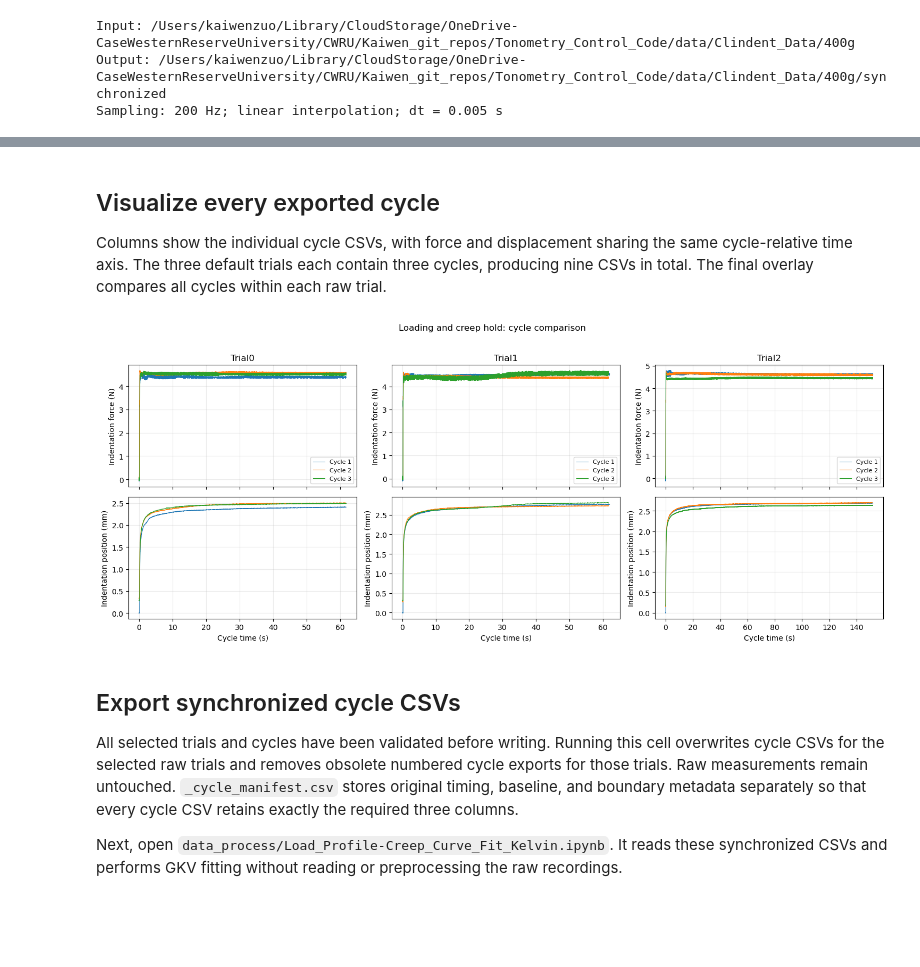
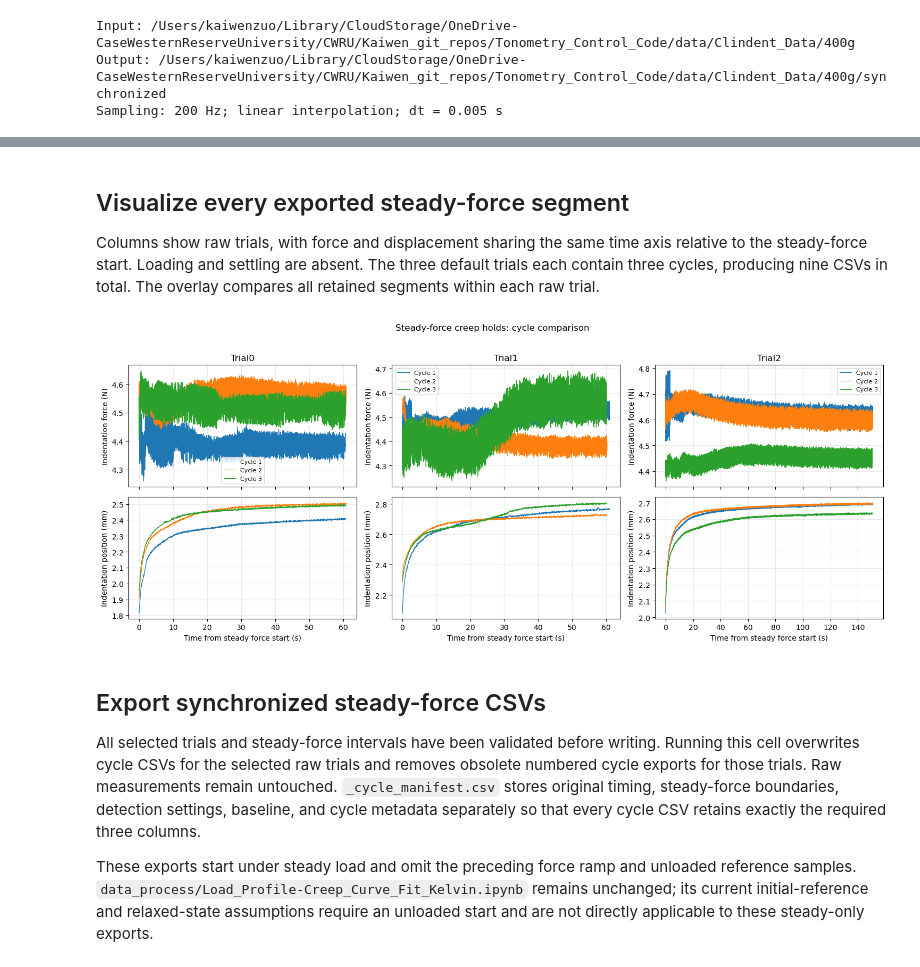
Before and after one commit to Cuberkk/Tonometry_Control_Code, a Jupyter notebook: data_process/utils/Clindent_data_preprocess.ipynb, the cells around one changed output, grey strips where cells are left out. Drawn from its saved outputs; the diff is of its cells as text; code cells hidden in the pictures; blank space fills up the shorter version.

```diff
--- a/data_process/utils/Clindent_data_preprocess.ipynb
+++ b/data_process/utils/Clindent_data_preprocess.ipynb
@@ -26,7 +26,8 @@ def find_project_root(start):
 PROJECT_ROOT = find_project_root(Path.cwd().resolve())
 sys.path.insert(0, str(PROJECT_ROOT / 'data_process' / 'utils'))
 from creep_force_preprocessing import (
-    OUTPUT_COLUMNS, load_trial, detect_indentation_cycles, extract_indentation_cycles,
+    OUTPUT_COLUMNS, load_trial, detect_indentation_cycles, segment_force_steady_state,
+    extract_indentation_cycles,
 )
 
 INPUT_DIR = PROJECT_ROOT / 'data' / 'Clindent_Data' / '400g'
@@ -49,6 +50,11 @@ FORCE_SEGMENTATION_SETTINGS = dict(
 )
 FORCE_RELEASE_GUARD_S = 0.3  # Conservative trimming for force-only boundary estimates.
 FORCE_PRE_INDENT_S = 0.2  # Preserve the initial ramp in the force-only fallback.
+FORCE_STEADY_STATE_SETTINGS = dict(
+    stability_window_s=0.5, stable_confirm_s=0.5, plateau_tail_s=5.0,
+    level_tolerance_fraction=0.05, stable_std_fraction=0.03,
+    stable_slope_fraction=0.05, release_guard_s=0.25, min_force_n=0.2,
+)
 SAVE_FIGURES = False
 plt.rcParams.update({'axes.grid': True, 'grid.alpha': 0.25})
 
@@ -173,15 +204,20 @@ for result in processed:
     for event in cycles.itertuples():
         color = plt.get_cmap('tab10')((event.cycle - 1) % 10)
         for axis in axes:
-            axis.axvspan(event.onset_s, event.release_s, color=color, alpha=0.12)
+            axis.axvspan(event.onset_s, event.steady_start_s, color='0.5', alpha=0.12)
+            axis.axvspan(event.steady_start_s, event.steady_end_s, color=color, alpha=0.15)
+            axis.axvline(event.steady_start_s, color=color, ls=':', lw=1)
             axis.axvline(event.release_s, color=color, ls='--', lw=1)
-        axes[0].text((event.onset_s + event.release_s) / 2, 0.96, f'Cycle {event.cycle}',
-                     transform=axes[0].get_xaxis_transform(), ha='center', va='top')
-    axes[0].set(title=f"{result['name']}: retained indentation intervals", ylabel='Indentation force (N)')
+        axes[0].text((event.steady_start_s + event.steady_end_s) / 2, 0.96,
+                     f'Cycle {event.cycle}', transform=axes[0].get_xaxis_transform(),
+                     ha='center', va='top')
+    axes[0].set(title=f"{result['name']}: retained steady-force intervals",
+                 ylabel='Indentation force (N)')
     axes[1].set(xlabel='Shared host time (s)', ylabel='Indentation position (mm)')
     for axis in axes:
         axis.legend(loc='best', fontsize=8)
     fig.tight_layout()
     save_figure(fig, f"{result['name']}_synchronization.png")
     plt.show()
+    plt.close(fig)
 # %% [output]
@@ -191,30 +227,31 @@ for result in processed:
 # %% [markdown]
-## Visualize every exported cycle
+## Visualize every exported steady-force segment
 
-Columns show the individual cycle CSVs, with force and displacement sharing the same cycle-relative time axis. The three default trials each contain three cycles, producing nine CSVs in total. The final overlay compares all cycles within each raw trial.
+Columns show raw trials, with force and displacement sharing the same time axis relative to the steady-force start. Loading and settling are absent. The three default trials each contain three cycles, producing nine CSVs in total. The overlay compares all retained segments within each raw trial.
 # %%
 fig, axes = plt.subplots(2, len(processed), figsize=(5 * len(processed), 6),
                          sharex='col', squeeze=False)
 for column, result in enumerate(processed):
     for cycle_number, frame in result['extracted']:
         time = frame[OUTPUT_COLUMNS[0]]
         line, = axes[0, column].plot(time, frame[OUTPUT_COLUMNS[2]], lw=0.8, label=f'Cycle {cycle_number}')
         axes[1, column].plot(time, frame[OUTPUT_COLUMNS[1]], lw=0.9, color=line.get_color())
     axes[0, column].set(title=result['name'], ylabel='Indentation force (N)')
-    axes[1, column].set(xlabel='Cycle time (s)', ylabel='Indentation position (mm)')
+    axes[1, column].set(xlabel='Time from steady force start (s)', ylabel='Indentation position (mm)')
     axes[0, column].legend(fontsize=8)
-fig.suptitle('Loading and creep hold: cycle comparison', y=1.02)
+fig.suptitle('Steady-force creep holds: cycle comparison', y=1.02)
 fig.tight_layout()
-# save_figure(fig, 'all_cycle_overlays.png')
+save_figure(fig, 'all_cycle_overlays.png')
 plt.show()
+plt.close(fig)
 # %% [output]
-[figure, old version]
+[figure, new version]
 # %% [markdown]
-## Export synchronized cycle CSVs
+## Export synchronized steady-force CSVs
 
-All selected trials and cycles have been validated before writing. Running this cell overwrites cycle CSVs for the selected raw trials and removes obsolete numbered cycle exports for those trials. Raw measurements remain untouched. `_cycle_manifest.csv` stores original timing, baseline, and boundary metadata separately so that every cycle CSV retains exactly the required three columns.
+All selected trials and steady-force intervals have been validated before writing. Running this cell overwrites cycle CSVs for the selected raw trials and removes obsolete numbered cycle exports for those trials. Raw measurements remain untouched. `_cycle_manifest.csv` stores original timing, steady-force boundaries, detection settings, baseline, and cycle metadata separately so that every cycle CSV retains exactly the required three columns.
 
-Next, open `data_process/Load_Profile-Creep_Curve_Fit_Kelvin.ipynb`. It reads these synchronized CSVs and performs GKV fitting without reading or preprocessing the raw recordings.
+These exports start under steady load and omit the preceding force ramp and unloaded reference samples. `data_process/Load_Profile-Creep_Curve_Fit_Kelvin.ipynb` remains unchanged; its current initial-reference and relaxed-state assumptions require an unloaded start and are not directly applicable to these steady-only exports.
 # %%
 OUTPUT_DIR.mkdir(parents=True, exist_ok=True)
 exported_paths = []
```
Also changed, not shown: parts of 8 cells of this notebook, 23 other files.
